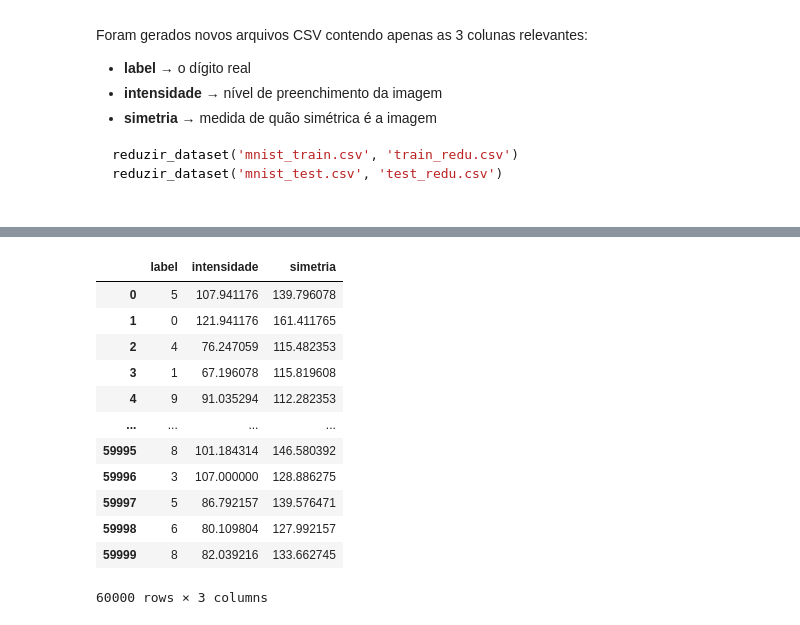
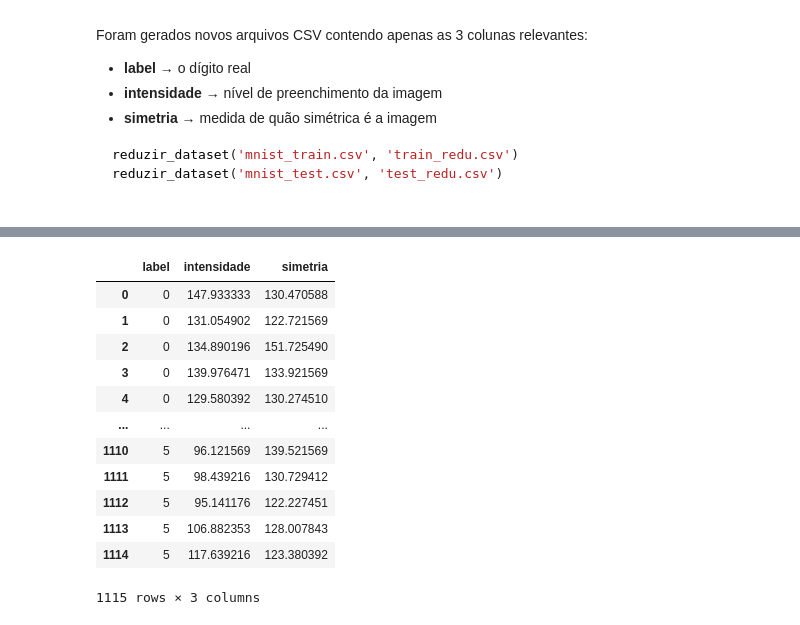
Before and after one commit to Gusttavoafonso/Projeto_1_ML, a Jupyter notebook: Reducao_de_dimensao.ipynb, the cells around one changed output, grey strips where cells are left out. Saved outputs shown, nothing was run; the diff lists cells and outputs as text; code cells hidden in the pictures.

```diff
--- a/Reducao_de_dimensao.ipynb
+++ b/Reducao_de_dimensao.ipynb
@@ -159,20 +156,31 @@ print(y)
 Valores de y:
 [5 0 4 ... 5 6 8]
 # %%
-def reduzir_dataset(csv_in, csv_out):
-    df = pd.read_csv(csv_in)
-    y = df['label'].values
-    X = df.drop(columns=['label']).values
+def dados_reduzidos():
+    TEST_DATA_PATH = ('dataset/test.csv')
+    TRAIN_DATA_PATH = ('dataset/train.csv')
+    data_test_df = pd.read_csv(TEST_DATA_PATH, sep=';')
+    data_train_df = pd.read_csv(TRAIN_DATA_PATH, sep=';')
 
-    X_reduzido = np.array([[intensidade(x), simetria(x)] for x in X])
+    data_train_df[['intensidade', 'simetria']] = data_train_df.apply(calcular_intensidade_e_simetria, axis=1)
+    data_test_df[['intensidade', 'simetria']] = data_test_df.apply(calcular_intensidade_e_simetria, axis=1)
 
-    df_reduzido = pd.DataFrame({
-        'label': y,
-        'intensidade': X_reduzido[:,0],
-        'simetria': X_reduzido[:,1]
-    })
+    colunas_relevantes = ['label', 'intensidade', 'simetria']
+    TEST_REDU_DATA_PATH = ('dataset/test_redu.csv')
+    TRAIN_REDU_DATA_PATH = ('dataset/train_redu.csv')
 
-    df_reduzido.to_csv(csv_out, index=False)
+    data_test_df[colunas_relevantes].to_csv('dataset/test_redu.csv', index=False)
+    data_train_df[colunas_relevantes].to_csv('dataset/train_redu.csv', index=False)
+
+    data_test_redu_df = pd.read_csv(TEST_REDU_DATA_PATH)
+    data_train_redu_df = pd.read_csv(TRAIN_REDU_DATA_PATH)
+
+    return {
+        "data_test_redu_df": data_test_redu_df,
+        "data_train_redu_df": data_train_redu_df
+    }
 # %%
-reduzir_dataset('dataset/mnist_train.csv', 'train_redu.csv')
-reduzir_dataset('dataset/mnist_test.csv', 'test_redu.csv')
+datasets = dados_reduzidos()
+
+data_test_redu_df = datasets['data_test_redu_df']
+data_train_redu_df = datasets['data_train_redu_df']
@@ -188,16 +187,16 @@ dfresu2 = pd.read_csv('train2_redu.csv')
 # %%
-dfresu
+data_test_redu_df
 # %% [output]
 |  | label | intensidade | simetria |
-| 0 | 5 | 107.941176 | 139.796078 |
-| 1 | 0 | 121.941176 | 161.411765 |
-| 2 | 4 | 76.247059 | 115.482353 |
-| 3 | 1 | 67.196078 | 115.819608 |
-| 4 | 9 | 91.035294 | 112.282353 |
+| 0 | 0 | 147.933333 | 130.470588 |
+| 1 | 0 | 131.054902 | 122.721569 |
+| 2 | 0 | 134.890196 | 151.725490 |
+| 3 | 0 | 139.976471 | 133.921569 |
+| 4 | 0 | 129.580392 | 130.274510 |
 | ... | ... | ... | ... |
-| 59995 | 8 | 101.184314 | 146.580392 |
-| 59996 | 3 | 107.000000 | 128.886275 |
-| 59997 | 5 | 86.792157 | 139.576471 |
-| 59998 | 6 | 80.109804 | 127.992157 |
-| 59999 | 8 | 82.039216 | 133.662745 |
+| 1110 | 5 | 96.121569 | 139.521569 |
+| 1111 | 5 | 98.439216 | 130.729412 |
+| 1112 | 5 | 95.141176 | 122.227451 |
+| 1113 | 5 | 106.882353 | 128.007843 |
+| 1114 | 5 | 117.639216 | 123.380392 |
-60000 rows × 3 columns
+1115 rows × 3 columns
```
Also changed, not shown: parts of 14 cells of this notebook, 1 other file.
